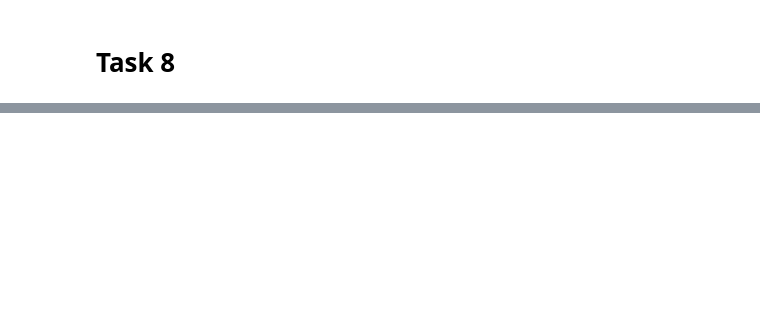
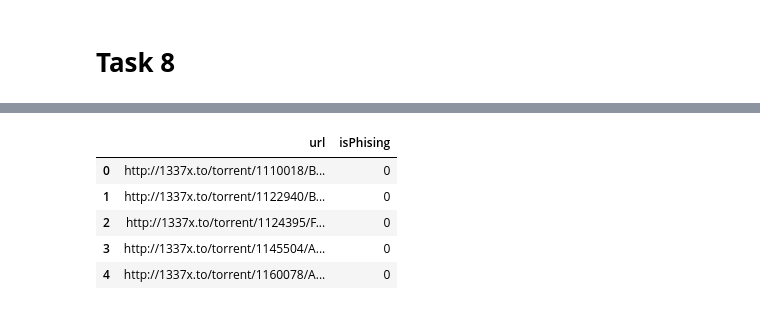
Before and after one commit to WanThinnn/NT522_Machine-learning-for-Information-Security, a Jupyter notebook: Labs/Lab_1/Lab_1-Local.ipynb, the cells around one changed output, grey strips where cells are left out. Drawn from its saved outputs; the diff is of its cells as text; code cells hidden in the pictures; blank space fills up the shorter version.

```diff
--- a/Labs/Lab_1/Lab_1-Local.ipynb
+++ b/Labs/Lab_1/Lab_1-Local.ipynb
@@ -887,0 +1027,12 @@ Logistic Regression Confusion Matrix:
+# %%
+URLbenign = pd.read_csv('./resources/Benign_list_big_final.csv') # Đọc dữ liệu từ file CSV
+URLbenign.columns = ['url'] # Đặt tên cột
+URLbenign['isPhising'] = 0 # Tạo cột 'isPhising' với giá trị 0 (không phải phishing)
+URLbenign.head() # Hiển thị 5 dòng đầu tiên
+# %% [output]
+|  | url | isPhising |
+| 0 | http://1337x.to/torrent/1110018/B... | 0 |
+| 1 | http://1337x.to/torrent/1122940/B... | 0 |
+| 2 | http://1337x.to/torrent/1124395/F... | 0 |
+| 3 | http://1337x.to/torrent/1145504/A... | 0 |
+| 4 | http://1337x.to/torrent/1160078/A... | 0 |
```
Also changed, not shown: parts of 18 cells of this notebook, 5 other files.
